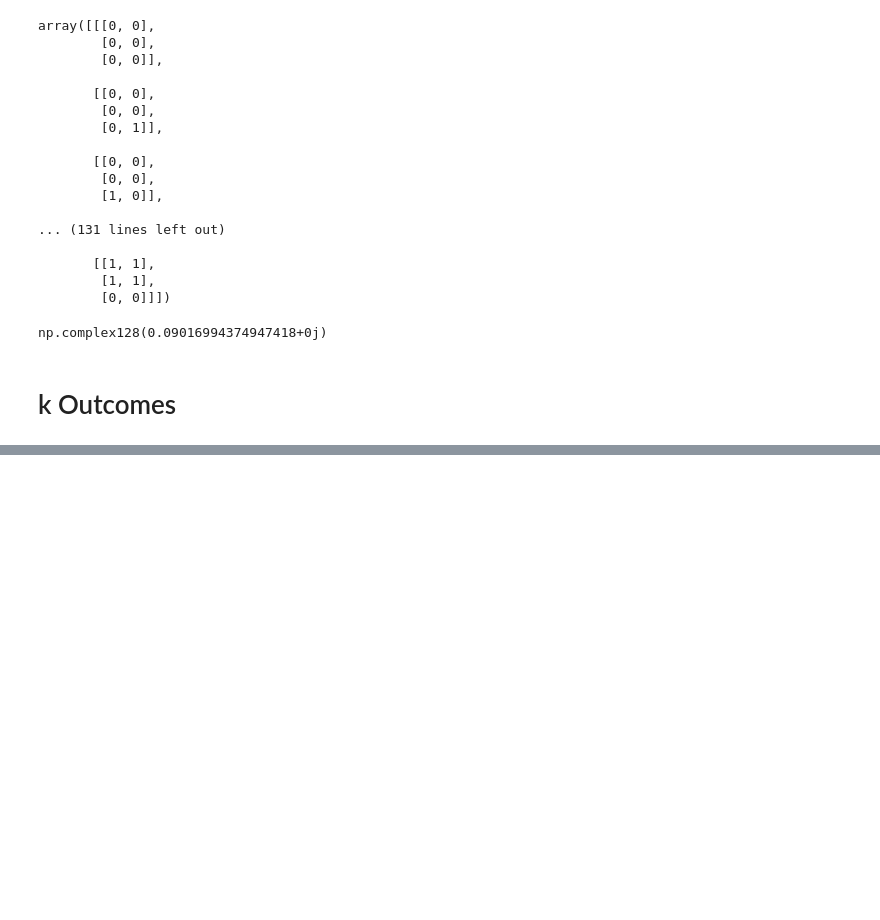
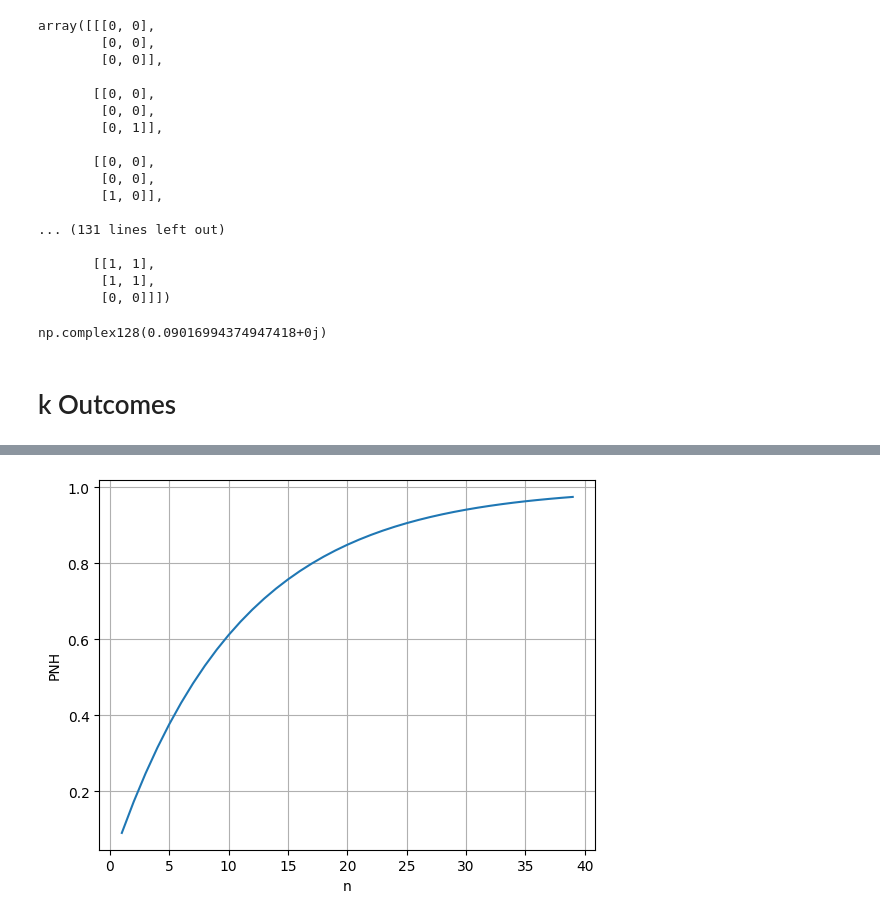
Before and after one commit to josephniblo/bell-non-locality, a Jupyter notebook: modelling.ipynb, the cells around one changed output, grey strips where cells are left out. Saved outputs shown, nothing was run; the diff lists cells and outputs as text; code cells hidden in the pictures; blank space fills up the shorter version.

```diff
--- a/modelling.ipynb
+++ b/modelling.ipynb
@@ -193,4 +179,4 @@ p_n_k(n)
 # %%
-for i in range(2, 6):
+for i in range(3,6):
     print(i, p_n_k(i))
 # %% [output]
@@ -200,0 +190,9 @@ for i in range(2, 6):
+# %%
+proj_psi_psi = qt.tensor(proj_psi, proj_psi)
+proj_psi_apsi = qt.tensor(proj_psi, 1-proj_psi)
+proj_apsi_psi = qt.tensor(1-proj_psi, proj_psi)
+proj_apsi_apsi = qt.tensor(1-proj_psi, 1-proj_psi)
+
+# tensor power of the sum
+excluded_proj = 1 - proj_psi_psi
+excluded_proj
@@ -200,0 +201,7 @@ for i in range(2, 6):
+# %%
+def p_n_k_from_inverted(n):
+    proj_excluded = 1-proj_psi_psi
+
+    rho_n = ket_phi * ket_phi.dag()
+
+    return 1 - (proj_excluded * rho_n).tr() ** n
@@ -200,0 +212,3 @@ for i in range(2, 6):
+# %%
+for i in range(1,20):
+    print(i, p_n_k_from_inverted(i))
@@ -200,0 +235,17 @@ for i in range(2, 6):
+# %%
+# plot the P(n, k) values for n in [1, 20]
+import matplotlib.pyplot as plt
+
+x = list(range(1, 40))
+y = [p_n_k_from_inverted(i) for i in x]
+
+plt.plot(x, y)
+plt.xlabel('n')
+plt.ylabel('PNH')
+
+plt.grid()
+
+plt.savefig('P_N_H.png')
+plt.show()
+# %% [output]
+[figure, added]
```
Also changed, not shown: parts of 9 cells of this notebook, 4 other files.
